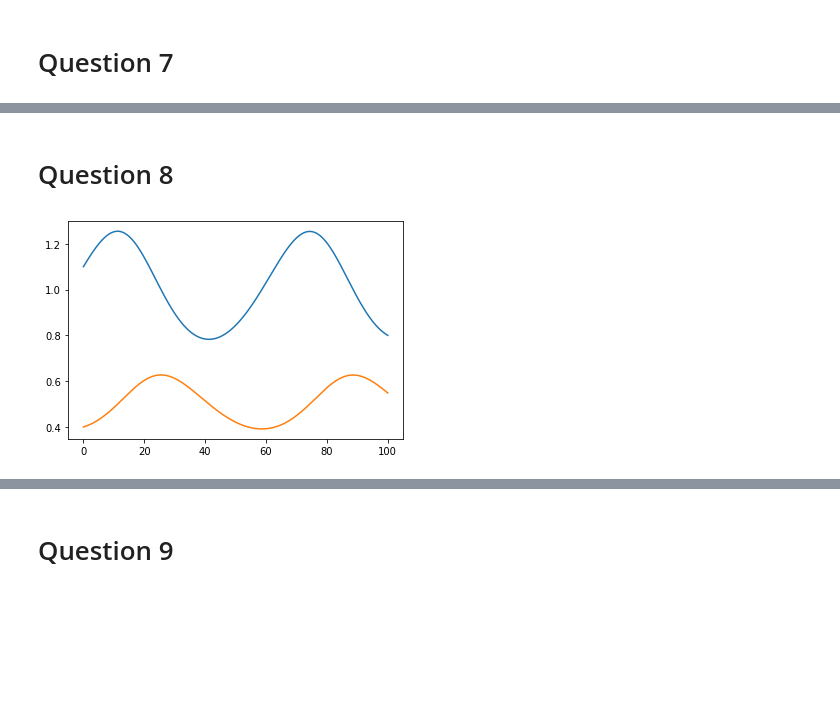
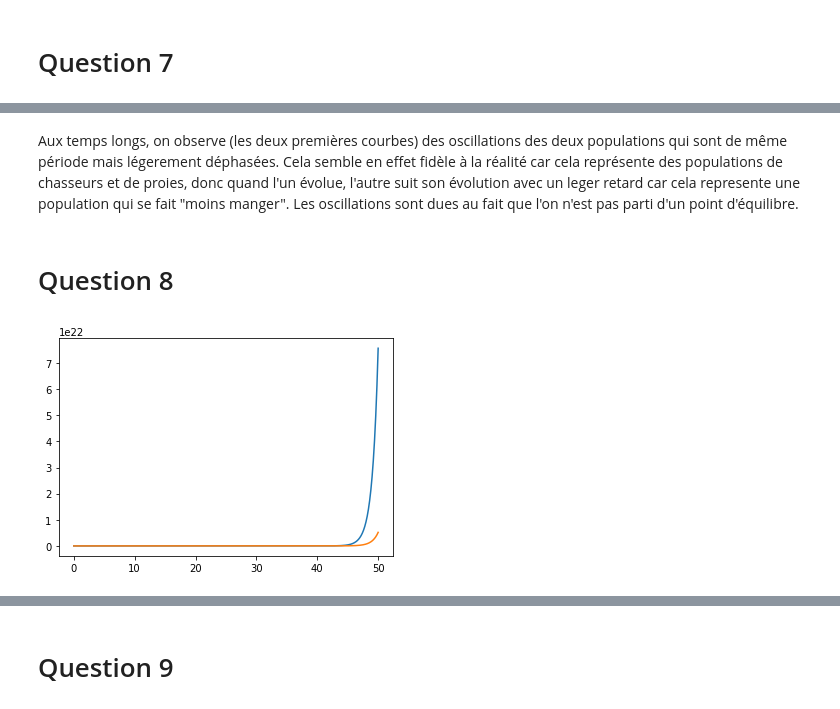
Before and after one commit to jedupau/Projet-numerique2, a Jupyter notebook: Projet-numerique2.ipynb, the cells around one changed output, grey strips where cells are left out. Saved outputs shown, nothing was run; the diff lists cells and outputs as text; code cells hidden in the pictures; blank space fills up the shorter version.

```diff
--- a/Projet-numerique2.ipynb
+++ b/Projet-numerique2.ipynb
@@ -135,3 +161,5 @@ plt.show()
+# %% [markdown]
+Aux temps longs, on observe (les deux premières courbes) des oscillations des deux populations qui sont de même période mais légerement déphasées. Cela semble en effet fidèle à la réalité car cela représente des populations de chasseurs et de proies, donc quand l'un évolue, l'autre suit son évolution avec un leger retard car cela represente une population qui se fait "moins manger". Les oscillations sont dues au fait que l'on n'est pas parti d'un point d'équilibre.
 # %% [markdown]
 # Question 8
 # %%
@@ -146,10 +174,12 @@ def solve_euler_implicit(f, x0, dt, t0, tf, itermax = 100):
         x.append(new_x)
     t,x = np.array(t), np.array(x)
     return t, x
-sol = solve_euler_implicit(f, np.array([1.1 ,0.4]), 0.01, 0, 100)
-
-plt.plot(sol[0], sol[1])
-
-plt.show()
-# %% [output]
-[figure, removed]
+# %%
+def exp(t,x):
+    return x
+sol = solve_euler_implicit(exp, np.array([1]), 0.1, 0, 50)
+plt.plot(sol[0], sol[1])
+plt.plot(sol[0], np.exp(sol[0]))
+plt.show()
+# %% [output]
+[figure, added]
```
Also changed, not shown: parts of 8 cells of this notebook.
